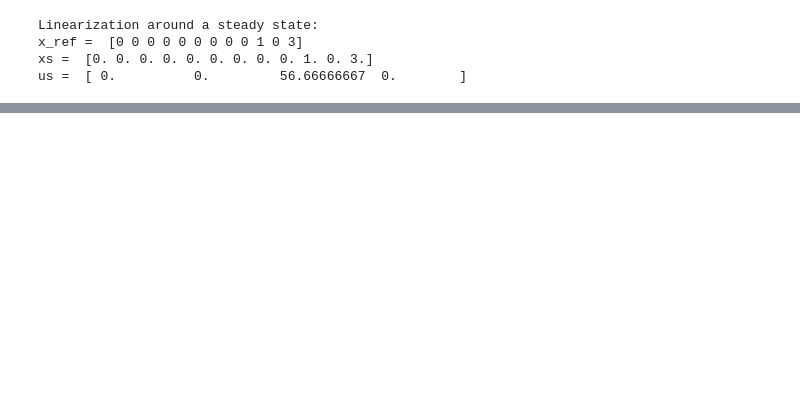
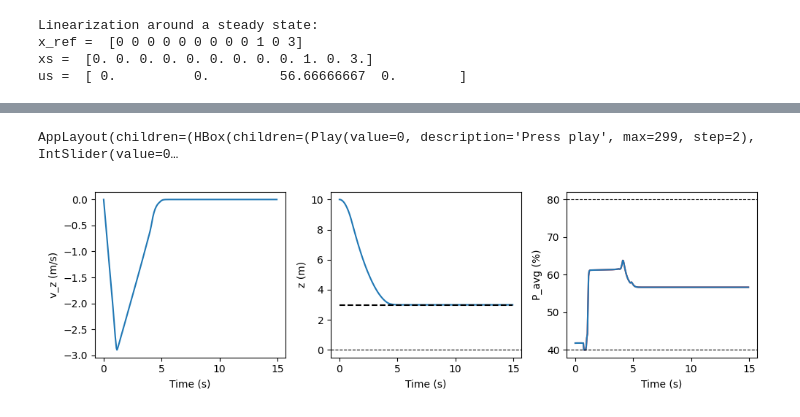
Before and after one commit to VincentEllenrieder/MPC-project-groupBS, a Jupyter notebook: project/Deliverable_6_1&2/Deliverable_6_1.ipynb, the cells around one changed output, grey strips where cells are left out. Saved outputs shown, nothing was run; the diff lists cells and outputs as text; code cells hidden in the pictures; blank space fills up the shorter version.

Commit message:
6.1 Tube-mpc for subsystem z completed, working in specified conditions

```diff
--- a/project/Deliverable_6_1&2/Deliverable_6_1.ipynb
+++ b/project/Deliverable_6_1&2/Deliverable_6_1.ipynb
@@ -14,5 +17,4 @@ sys.path.append(parent_dir)
 # %%
-from LandMPC_template.MPCControl_z import MPCControl_z
 from src.rocket import Rocket
 from src.pos_rocket_vis import *
 
@@ -31,7 +33,7 @@ rocket.mass = 1.7 # Do not change!!!
 vis = RocketVis(rocket, rocket_obj_path)
 vis.anim_rate = 1
 
-sim_time = ...  # simulation length in seconds
+sim_time = 15  # simulation length in seconds
 
 omega_x0 = 0; omega_y0 = 0; omega_z0 = 0; alpha0 = 0; beta0 = 0; gamma0 = np.deg2rad(30); v_x0 = 0; v_y0 = 0; v_z0 = 0; p_x0 = 3; p_y0 = 2; p_z0 = 10
 x0 = np.array([omega_x0, omega_y0, omega_z0, alpha0, beta0, gamma0, v_x0, v_y0, v_z0, p_x0, p_y0, p_z0])
@@ -46,12 +48,12 @@ print("xs = ", xs)
 print("us = ", us)
 sys = rocket.linearize_sys(xs, us)
 A, B = sys.A, sys.B
-
-
-# H = ...
-mpc = MPCControl_z(A, B, xs, us, Ts, H)
 # %% [output]
 Linearization around a steady state:
 x_ref =  [0 0 0 0 0 0 0 0 0 1 0 3]
 xs =  [0. 0. 0. 0. 0. 0. 0. 0. 0. 1. 0. 3.]
 us =  [ 0.          0.         56.66666667  0.        ]
+# %%
+from LandMPC_template.MPCControl_z import MPCControl_z
+H = 7
+mpc = MPCControl_z(A, B, xs, us, Ts, H)
@@ -58,7 +87,13 @@ us =  [ 0.          0.         56.66666667  0.        ]
 # %%
 # Here, subsystem only returns the closed-loop states and inputs related to that subsystem. In this case, we have subsystem z that returns
 # state v_z and input P_avg, while all the other states are kept to 0.
 
-t_cl, x_cl, u_cl = rocket.simulate_subsystem(mpc, sim_time, x0, w_type='random')
+# below, x0 is the full initial state (reduced to subsystem states in a later stage)
+
+# No noise scenario
+t_cl, x_cl, u_cl = rocket.simulate_subsystem(mpc, sim_time, x0, w_type='no_noise')
 vis.animate(t_cl[:-1], x_cl[:,:-1], u_cl)
 plot_static_states_inputs(t_cl[:-1], x_cl[:,:-1], u_cl, xs, 'sys_z')
+# %% [output]
+AppLayout(children=(HBox(children=(Play(value=0, description='Press play', max=299, step=2), IntSlider(value=0…
+[figure, added]
```
Also changed, not shown: parts of 5 cells of this notebook, 3 other files.
